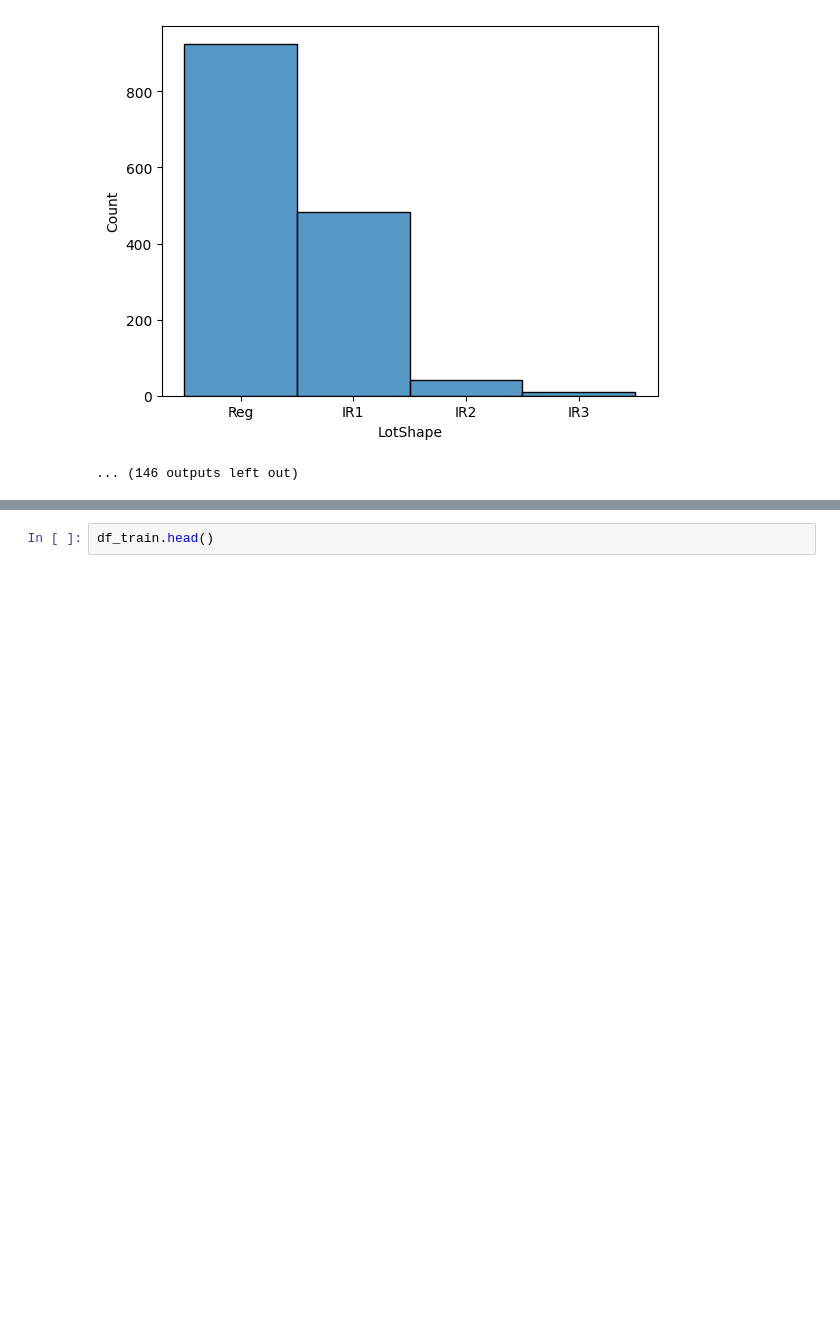
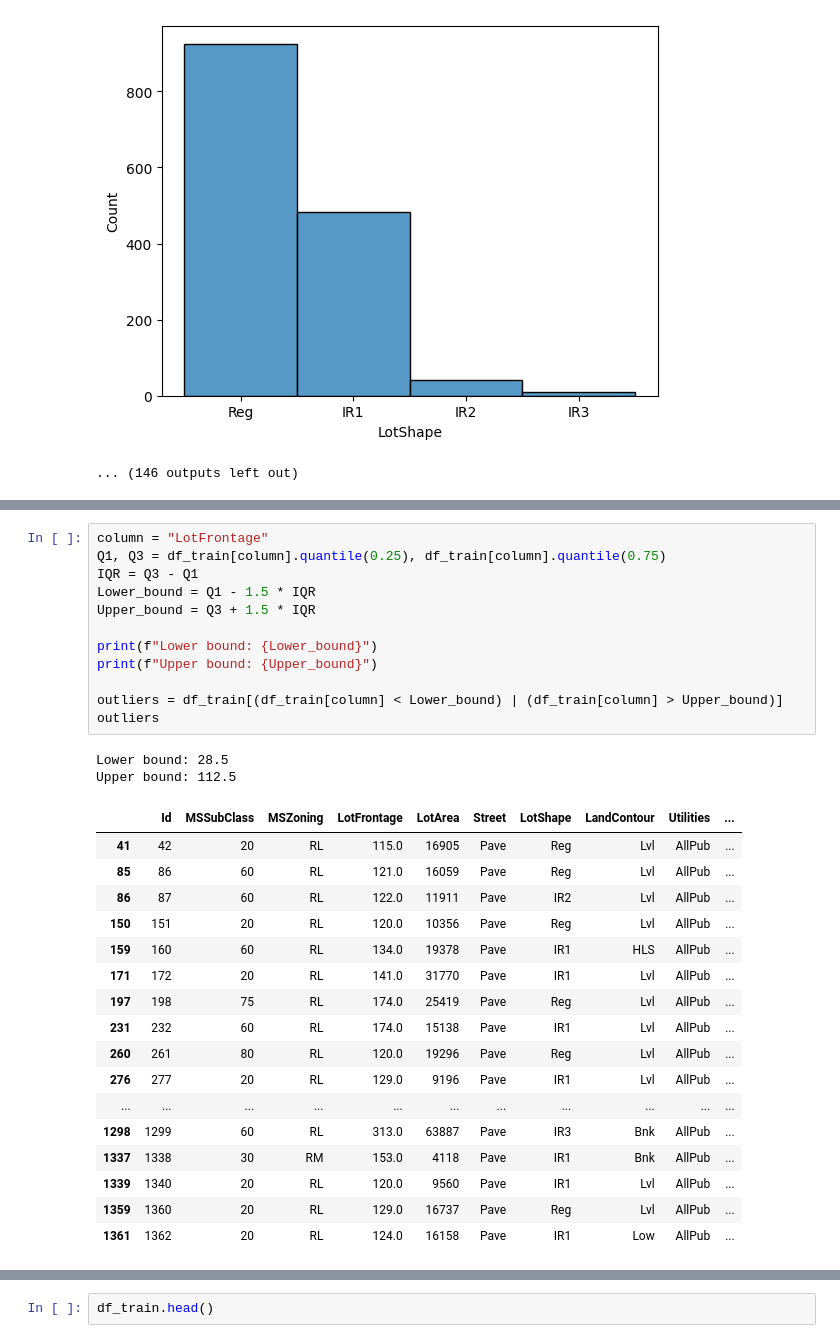
Before and after one commit to armenddsh/house-pricing-prediction-kaggle, a Jupyter notebook: data_exploration.ipynb, the cells around one changed output, grey strips where cells are left out. Drawn from its saved outputs; the diff is of its cells as text; blank space fills up the shorter version.

```diff
--- a/data_exploration.ipynb
+++ b/data_exploration.ipynb
@@ -200 +225,33 @@ Name: LotShape, dtype: object
+# %%
+column = "LotFrontage"
+Q1, Q3 = df_train[column].quantile(0.25), df_train[column].quantile(0.75)
+IQR = Q3 - Q1
+Lower_bound = Q1 - 1.5 * IQR
+Upper_bound = Q3 + 1.5 * IQR
+
+print(f"Lower bound: {Lower_bound}")
+print(f"Upper bound: {Upper_bound}")
+
+outliers = df_train[(df_train[column] < Lower_bound) | (df_train[column] > Upper_bound)]
+outliers
+# %% [output]
+Lower bound: 28.5
+Upper bound: 112.5
+|  | Id | MSSubClass | MSZoning | LotFrontage | LotArea | Street | LotShape | LandContour | Utilities | ... |
+| 41 | 42 | 20 | RL | 115.0 | 16905 | Pave | Reg | Lvl | AllPub | ... |
+| 85 | 86 | 60 | RL | 121.0 | 16059 | Pave | Reg | Lvl | AllPub | ... |
+| 86 | 87 | 60 | RL | 122.0 | 11911 | Pave | IR2 | Lvl | AllPub | ... |
+| 150 | 151 | 20 | RL | 120.0 | 10356 | Pave | Reg | Lvl | AllPub | ... |
+| 159 | 160 | 60 | RL | 134.0 | 19378 | Pave | IR1 | HLS | AllPub | ... |
+| 171 | 172 | 20 | RL | 141.0 | 31770 | Pave | IR1 | Lvl | AllPub | ... |
+| 197 | 198 | 75 | RL | 174.0 | 25419 | Pave | Reg | Lvl | AllPub | ... |
+| 231 | 232 | 60 | RL | 174.0 | 15138 | Pave | IR1 | Lvl | AllPub | ... |
+| 260 | 261 | 80 | RL | 120.0 | 19296 | Pave | Reg | Lvl | AllPub | ... |
+| 276 | 277 | 20 | RL | 129.0 | 9196 | Pave | IR1 | Lvl | AllPub | ... |
+| ... | ... | ... | ... | ... | ... | ... | ... | ... | ... | ... |
+| 1298 | 1299 | 60 | RL | 313.0 | 63887 | Pave | IR3 | Bnk | AllPub | ... |
+| 1337 | 1338 | 30 | RM | 153.0 | 4118 | Pave | IR1 | Bnk | AllPub | ... |
+| 1339 | 1340 | 20 | RL | 120.0 | 9560 | Pave | IR1 | Lvl | AllPub | ... |
+| 1359 | 1360 | 20 | RL | 129.0 | 16737 | Pave | Reg | Lvl | AllPub | ... |
+| 1361 | 1362 | 20 | RL | 124.0 | 16158 | Pave | IR1 | Low | AllPub | ... |
 # %%
```
Also changed, not shown: parts of 5 cells of this notebook, 1 other file.
